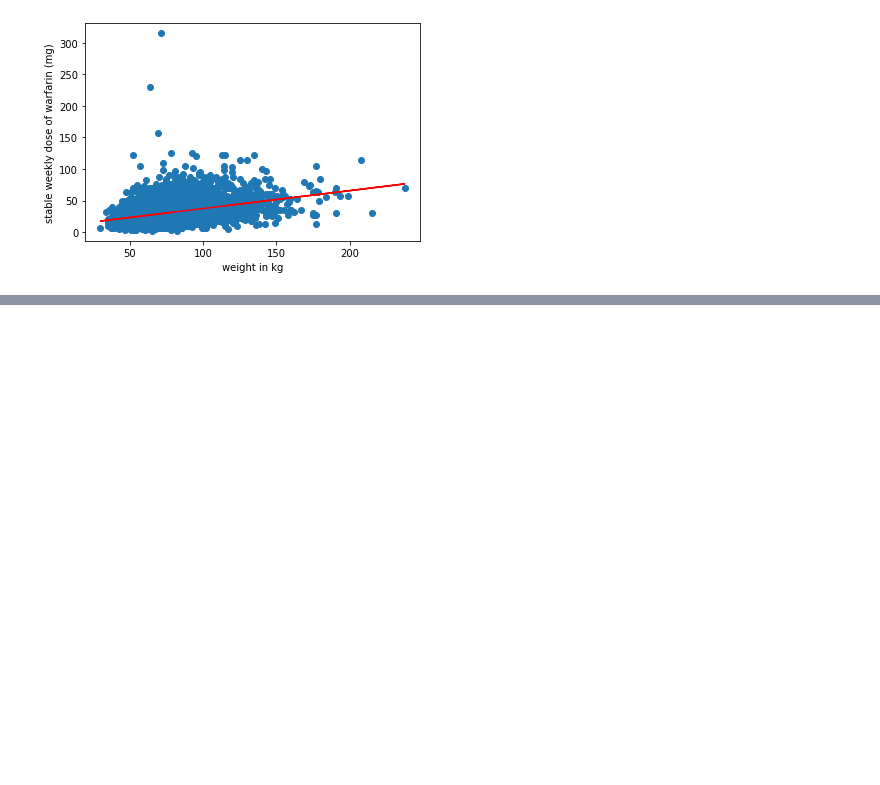
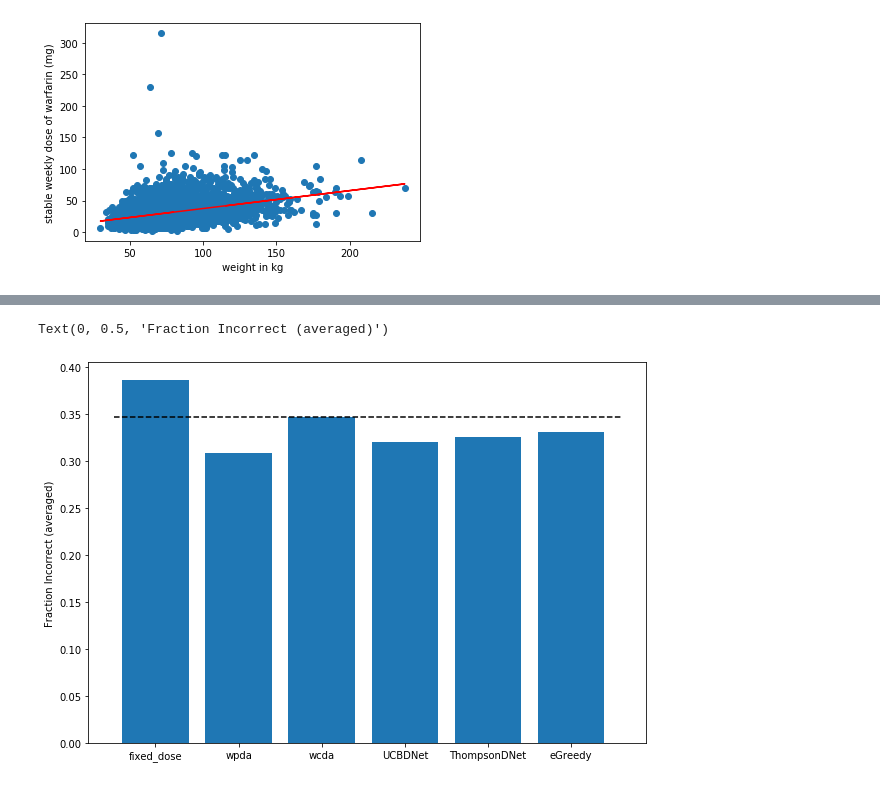
Before and after one commit to camiloaruiz/rl-warfarin, a Jupyter notebook: 2020.02.29 Baselines.ipynb, the cells around one changed output, grey strips where cells are left out. Saved outputs shown, nothing was run; the diff lists cells and outputs as text; code cells hidden in the pictures; blank space fills up the shorter version.

```diff
--- a/2020.02.29 Baselines.ipynb
+++ b/2020.02.29 Baselines.ipynb
@@ -62,0 +107,8 @@ plt.show()
+# %%
+plt.bar(models,model_performance)
+baseline = model_performance[models.index("wcda")]
+plt.hlines(baseline,-.5,5.6,linestyles="dashed",color='k')
+plt.ylabel("Fraction Incorrect (averaged)")
+# %% [output]
+Text(0, 0.5, 'Fraction Incorrect (averaged)')
+[figure, added]
```
Also changed, not shown: parts of 9 cells of this notebook, 17 other files.
